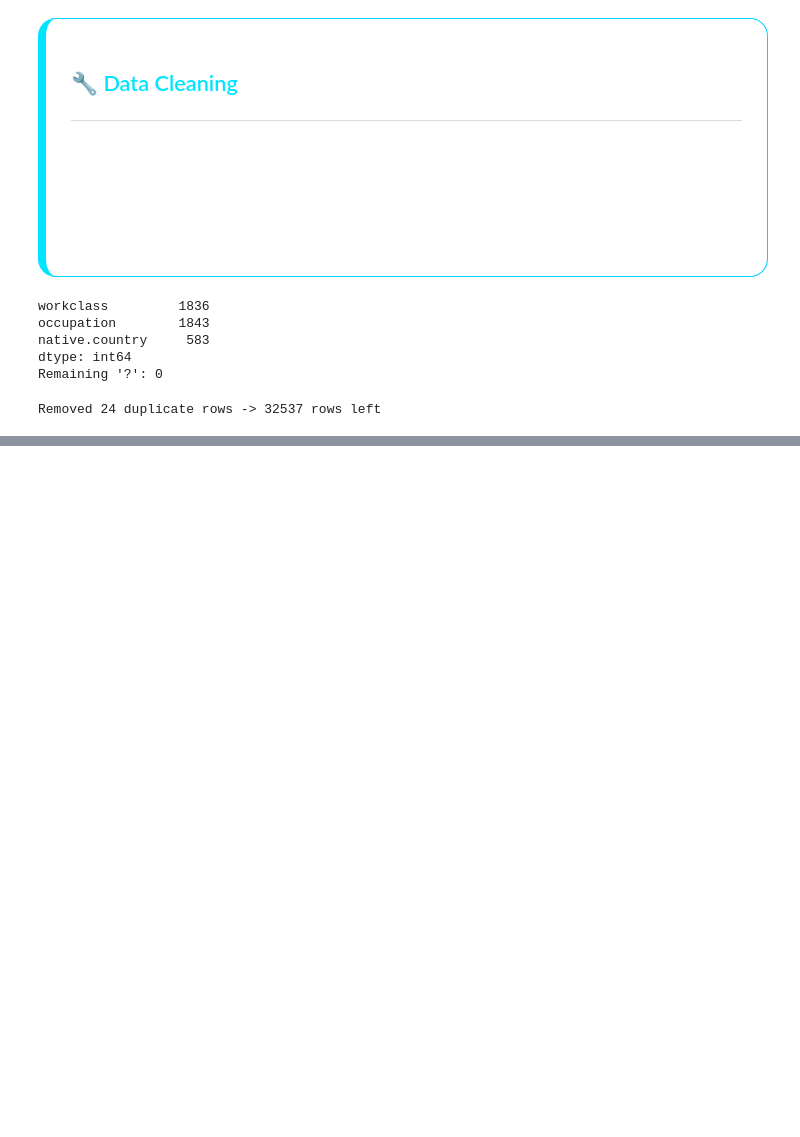
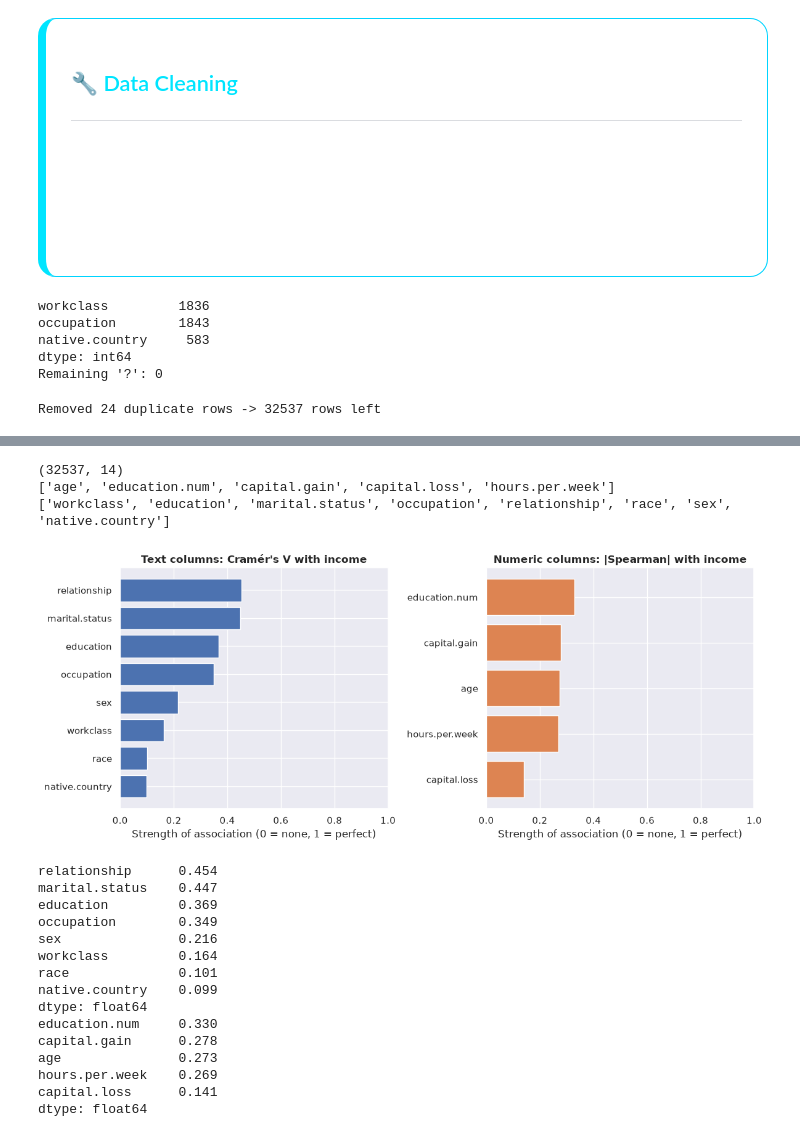
Before and after one commit to isapour0/adult-census-income, a Jupyter notebook: notebooks/adult-census-income.ipynb, the cells around one changed output, grey strips where cells are left out. Drawn from its saved outputs; the diff is of its cells as text; code cells hidden in the pictures; blank space fills up the shorter version.

Commit message:
feat: add EDA(income drivers, skewed capital columns)

```diff
--- a/notebooks/adult-census-income.ipynb
+++ b/notebooks/adult-census-income.ipynb
@@ -368,0 +422,61 @@ print(df.shape)
+# %%
+FIG_DIR = Path("../reports/figures")
+FIG_DIR.mkdir(parents=True, exist_ok=True)
+
+y_bin = (df[TARGET] == ">50K").astype(int)       # 1 = high income
+numeric_cols = ['age', 'education.num', 'capital.gain', 'capital.loss', 'hours.per.week']
+cat_cols = ['workclass', 'education', 'marital.status', 'occupation', 'relationship', 'race', 'sex', 'native.country']
+
+COLORS = {"<=50K": "#4C72B0", ">50K": "#DD8452"}  # colour-blind friendly pair
+
+print(df.shape)
+print(numeric_cols)
+print(cat_cols)
+# %% [output]
+(32537, 14)
+['age', 'education.num', 'capital.gain', 'capital.loss', 'hours.per.week']
+['workclass', 'education', 'marital.status', 'occupation', 'relationship', 'race', 'sex', 'native.country']
+# %%
+# The impact of each feature on the target
+
+from scipy.stats.contingency import association
+
+def cramers_v(a, b):
+    return association(pd.crosstab(a, b), method="cramer")
+
+v_text = pd.Series({c: cramers_v(df[c], df[TARGET]) for c in cat_cols}).sort_values()
+r_num = pd.Series(
+    {c: abs(df[c].corr(y_bin, method="spearman")) for c in numeric_cols}
+).sort_values()
+
+fig, axes = plt.subplots(1, 2, figsize=(12, 5))
+axes[0].barh(v_text.index, v_text.values, color="#4C72B0")
+axes[0].set_title("Text columns: Cramér's V with income", fontweight="bold")
+axes[1].barh(r_num.index, r_num.values, color="#DD8452")
+axes[1].set_title("Numeric columns: |Spearman| with income", fontweight="bold")
+for ax in axes:
+    ax.set_xlim(0, 1)
+    ax.set_xlabel("Strength of association (0 = none, 1 = perfect)")
+plt.tight_layout()
+plt.savefig(FIG_DIR / "01_association_with_income.png", dpi=150, bbox_inches="tight")
+plt.show()
+
+print(v_text.sort_values(ascending=False).round(3))
+print(r_num.sort_values(ascending=False).round(3))
+# %% [output]
+[figure, added]
+relationship      0.454
+marital.status    0.447
+education         0.369
+occupation        0.349
+sex               0.216
+workclass         0.164
+race              0.101
+native.country    0.099
+dtype: float64
+education.num     0.330
+capital.gain      0.278
+age               0.273
+hours.per.week    0.269
+capital.loss      0.141
+dtype: float64
```
Also changed, not shown: parts of 9 cells of this notebook, 4 other files.
